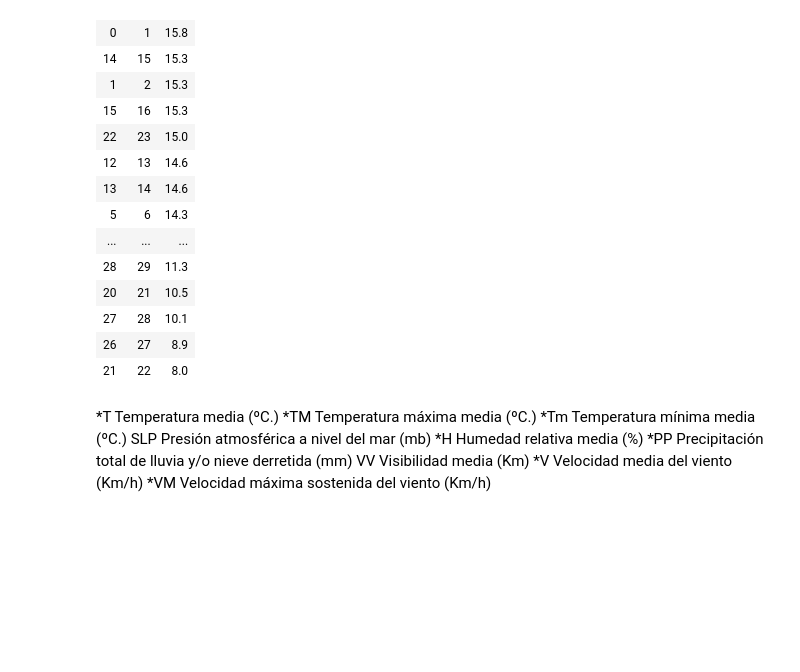
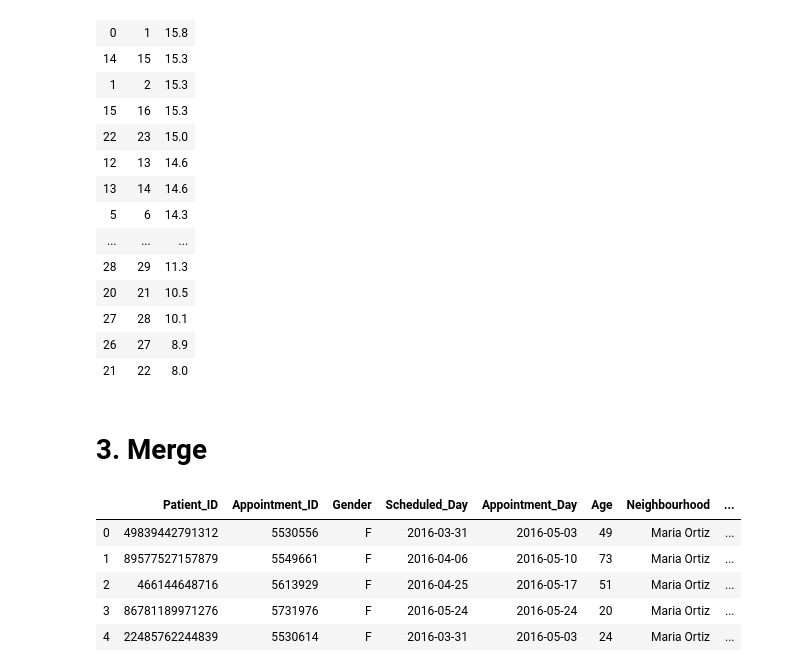
Before and after one commit to ironhack-datalabs/data-ber-10-19, a Jupyter notebook: module-3_projects/final-project/Medical_Appointments/Test_merge_weather.ipynb, the cells around one changed output. Cells and saved outputs as stored; diff of their text form; code cells hidden in the pictures; blank space fills up the shorter version.

Commit message:
merged weather and med

```diff
--- a/module-3_projects/final-project/Medical_Appointments/Test_merge_weather.ipynb
+++ b/module-3_projects/final-project/Medical_Appointments/Test_merge_weather.ipynb
@@ -28,0 +31,9 @@ med.head()
+# %%
+to_drop1 = med[med['Appointment_Day'] < '2016-05-01'].index
+to_drop2 = med[med['Appointment_Day'] > '2016-05-30'].index
+
+# Delete these row indexes from dataFrame
+med.drop(to_drop1, inplace=True)
+med.drop(to_drop2, inplace=True)
+# %%
+med['Day'] = med['Appointment_Day'].dt.day
@@ -236,13 +269,18 @@ weather.nlargest(30, ['VV'])[['Day','VV']]
 | 27 | 28 | 10.1 |
 | 26 | 27 | 8.9 |
 | 21 | 22 | 8.0 |
-# %% [markdown]
-*T	Temperatura media (ºC.)
-*TM	Temperatura máxima media (ºC.)
-*Tm	Temperatura mínima media (ºC.)
-SLP	Presión atmosférica a nivel del mar (mb)
-*H	Humedad relativa media (%)
-*PP	Precipitación total de lluvia y/o nieve derretida (mm)
-VV	Visibilidad media (Km)
-*V	Velocidad media del viento (Km/h)
-*VM	Velocidad máxima sostenida del viento (Km/h)
+# %% [markdown]
+# 3. Merge
+# %%
+med_weather = pd.merge(med, weather, how='left', on='Day')
+# %%
+med_weather.drop(['Day'], axis=1, inplace=True)
+# %%
+med_weather.head()
+# %% [output]
+|  | Patient_ID | Appointment_ID | Gender | Scheduled_Day | Appointment_Day | Age | Neighbourhood | ... |
+| 0 | 49839442791312 | 5530556 | F | 2016-03-31 | 2016-05-03 | 49 | Maria Ortiz | ... |
+| 1 | 89577527157879 | 5549661 | F | 2016-04-06 | 2016-05-10 | 73 | Maria Ortiz | ... |
+| 2 | 466144648716 | 5613929 | F | 2016-04-25 | 2016-05-17 | 51 | Maria Ortiz | ... |
+| 3 | 86781189971276 | 5731976 | F | 2016-05-24 | 2016-05-24 | 20 | Maria Ortiz | ... |
+| 4 | 22485762244839 | 5530614 | F | 2016-03-31 | 2016-05-03 | 24 | Maria Ortiz | ... |
```
Also changed, not shown: parts of 5 cells of this notebook, 1 other file.
